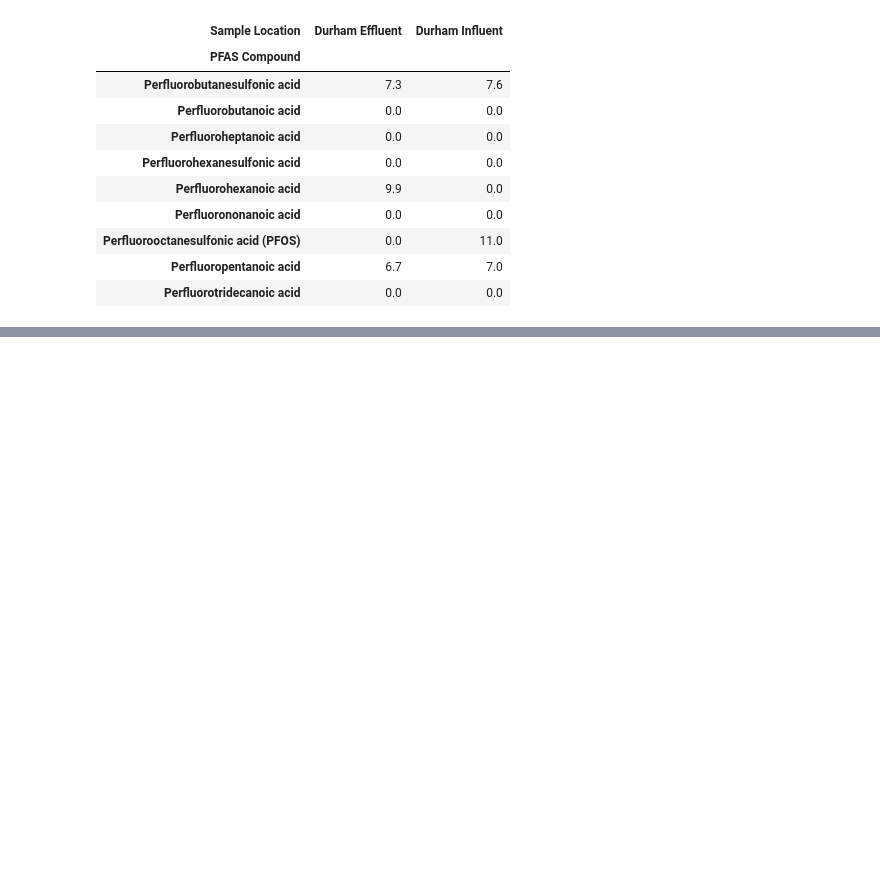
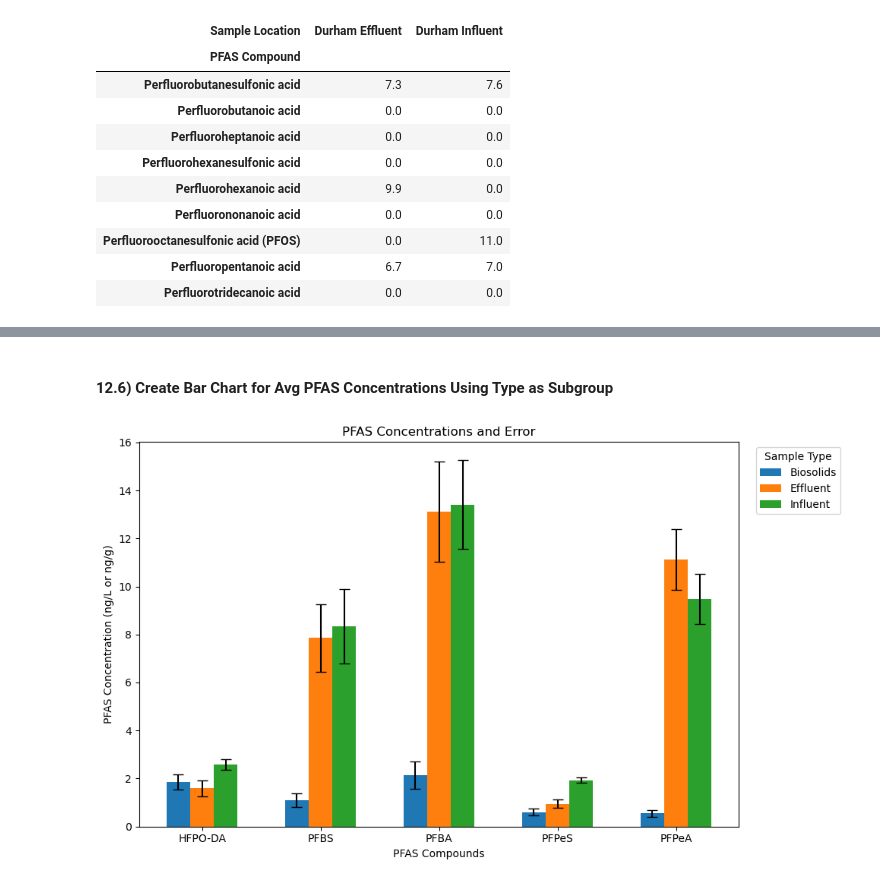
Before and after one commit to Clean-Water-Services/Jupyter-Notebooks, a Jupyter notebook: PFAS_Toolbox.ipynb, the cells around one changed output, grey strips where cells are left out. Drawn from its saved outputs; the diff is of its cells as text; code cells hidden in the pictures; blank space fills up the shorter version.

```diff
--- a/PFAS_Toolbox.ipynb
+++ b/PFAS_Toolbox.ipynb
@@ -1493,0 +1988,17 @@ create_custom_pivot_table_with_filters(data_df, filter_qual_summary=filter_qual_
+# %%
+filter_qual_summary = ['Good','Probably Ok',' ']
+
+#filter_sample_location=
+
+filter_type = ['Biosolids','Effluent','Influent']
+
+filter_pfas_compound = ['Perfluorobutanoic acid','Perfluorobutanesulfonic acid','Perfluoropentanoic acid','HFPO-DA','Perfluoropentanesulfonic acid']
+
+count_Pivot = create_pivot_table_from_dataframe(data_df, filter_qual_summary=filter_qual_summary, filter_sample_location=None, filter_type=filter_type, filter_pfas_compound=filter_pfas_compound,aggfunc='count')
+
+# Create a dictionary mapping PFAS Compounds to their corresponding Abbreviation (No need to change)
+pfas_mapping = dict(zip(df_PFAS_Attributes['Database'], df_PFAS_Attributes['Abbrev']))
+# Rename the index of data_df using the mapping (No need to change)
+count_Pivot.index = count_Pivot.index.map(pfas_mapping)
+
+count_Pivot
@@ -1493,0 +2015,12 @@ create_custom_pivot_table_with_filters(data_df, filter_qual_summary=filter_qual_
+# %%
+average_pivot=Avg_Pivot
+std_dev_pivot = std_Pivot
+count_pivot=count_Pivot
+error_Pivot=calculate_error_pivot(average_pivot, std_dev_pivot, count_pivot)
+
+# Create a dictionary mapping PFAS Compounds to their corresponding Abbreviation (No need to change)
+pfas_mapping = dict(zip(df_PFAS_Attributes['Database'], df_PFAS_Attributes['Abbrev']))
+# Rename the index of data_df using the mapping (No need to change)
+error_Pivot.index = error_Pivot.index.map(pfas_mapping)
+
+error_Pivot
@@ -1493,0 +2035,9 @@ create_custom_pivot_table_with_filters(data_df, filter_qual_summary=filter_qual_
+# %% [markdown]
+#### 12.6) Create Bar Chart for Avg PFAS Concentrations Using Type as Subgroup
+# %%
+avg_pivot_table=Avg_Pivot
+error_pivot_table=error_Pivot
+
+create_grouped_bar_chart_with_errors(avg_pivot_table=avg_pivot_table, error_pivot_table=error_pivot_table, title='PFAS Concentrations and Error', ylabel='PFAS Concentration (ng/L or ng/g)', figsize=None)
+# %% [output]
+[figure, added]
```
Also changed, not shown: parts of 49 cells of this notebook.
